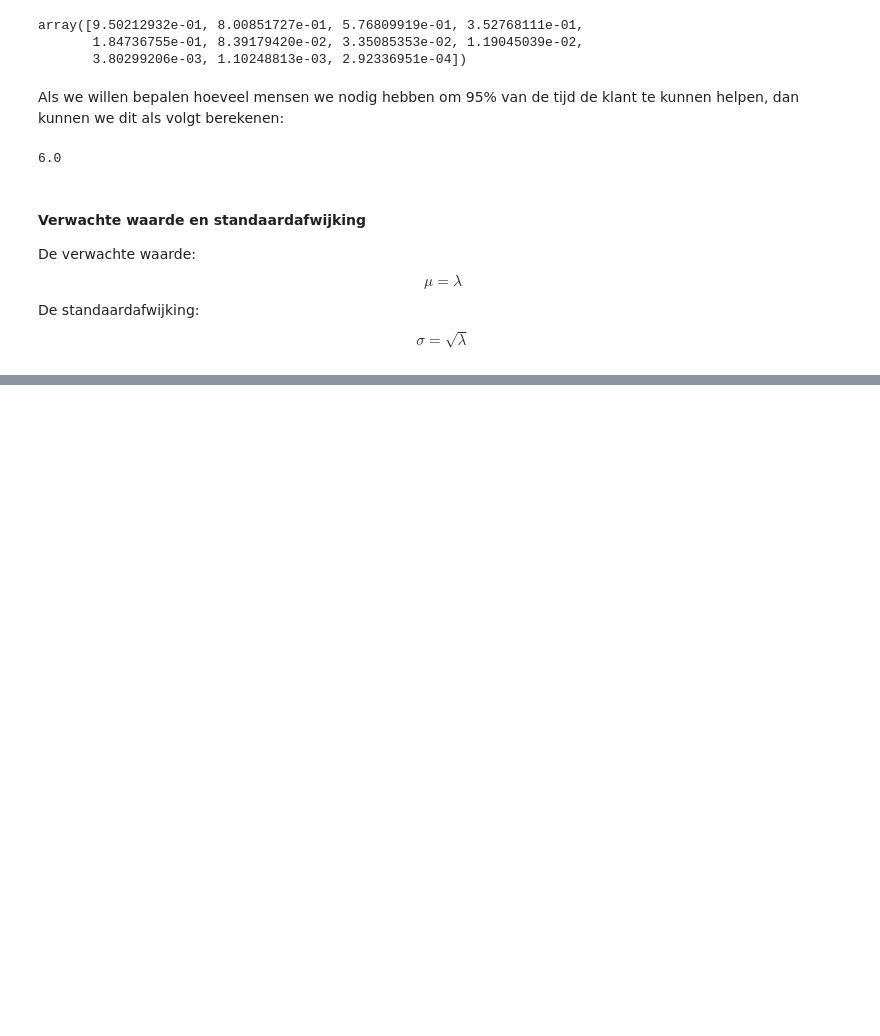
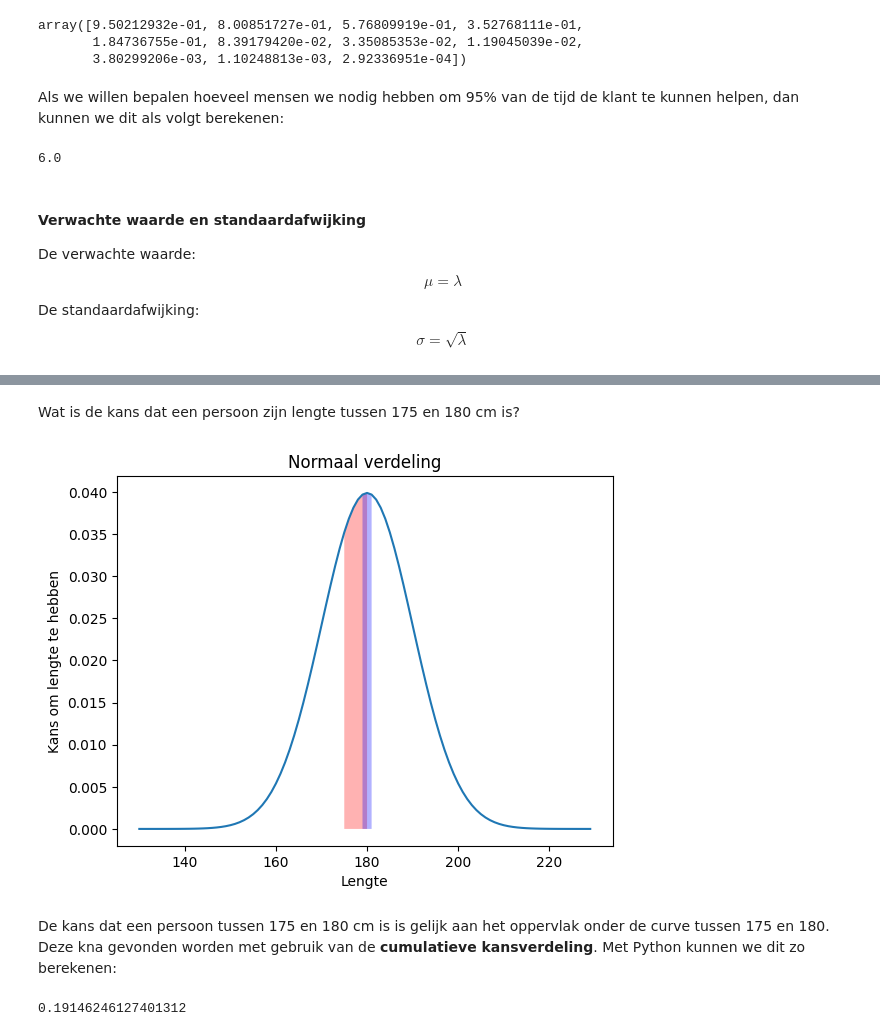
Before and after one commit to zouffke/Datascience2, a Jupyter notebook: p3/2_Kansverdeling/Samenvatting.ipynb, the cells around one changed output, grey strips where cells are left out. Cells and saved outputs as stored; diff of their text form; code cells hidden in the pictures; blank space fills up the shorter version.

Commit message:
finished kansverdelingen

```diff
--- a/p3/2_Kansverdeling/Samenvatting.ipynb
+++ b/p3/2_Kansverdeling/Samenvatting.ipynb
@@ -335,0 +369,17 @@ $$ σ = \sqrt{λ}$$
+# %% [markdown]
+Wat is de kans dat een persoon zijn lengte tussen 175 en 180 cm is?
+# %%
+normaal_verdeling(x, p, μ, 'Lengte',
+                  'Kans om lengte te hebben', lower=175, upper=180)
+# %% [output]
+[figure, added]
+# %% [markdown]
+De kans dat een persoon tussen 175 en 180 cm is is gelijk aan het oppervlak onder de curve tussen 175 en 180. Deze kna gevonden worden met gebruik van de **cumulatieve kansverdeling**. Met Python kunnen we dit zo berekenen:
+# %%
+#De onderstaande functies berekenen het oppervlak onder de curve van -∞ tot x
+#Daarom moet de upper limit worden afgetrokken van de lower limit
+p = stats.norm.cdf(180, μ, σ) - stats.norm.cdf(175, μ, σ)
+
+p
+# %% [output]
+0.19146246127401312
```
Also changed, not shown: parts of 4 cells of this notebook, 2 other files.
